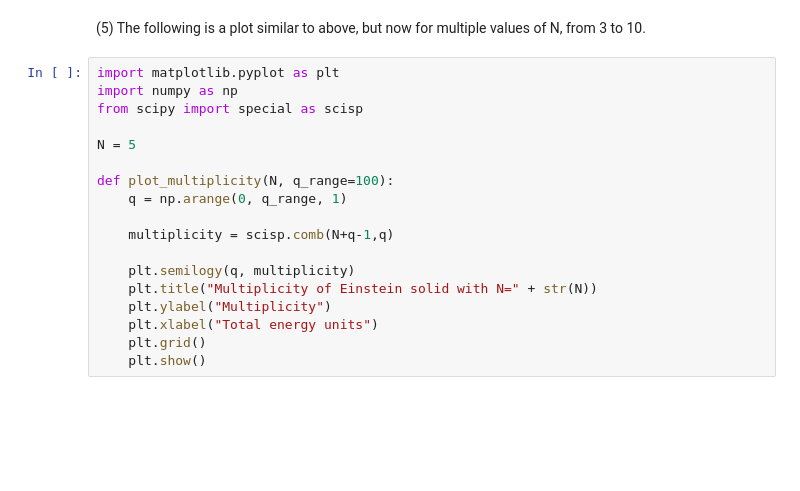
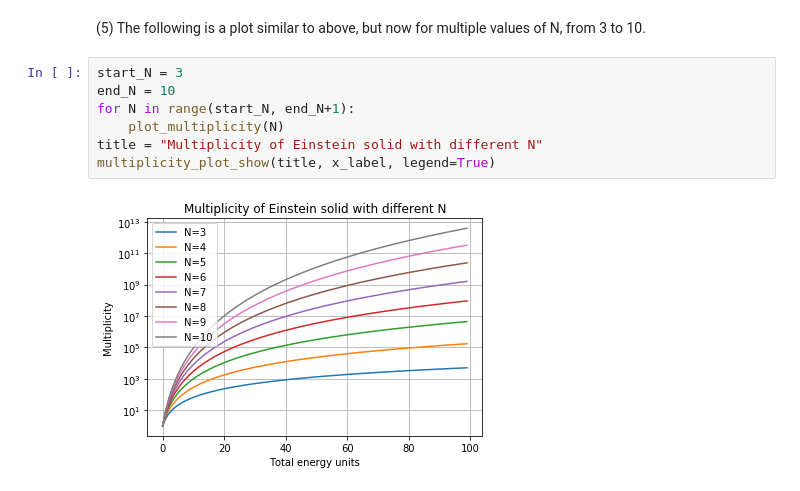
Before and after one commit to tmtenbrink/statfys, a Jupyter notebook: sf1.ipynb, the cells around one changed output. Cells and saved outputs as stored; diff of their text form; blank space fills up the shorter version.

```diff
--- a/sf1.ipynb
+++ b/sf1.ipynb
@@ -25,20 +35,11 @@ plot_multiplicity(N)
 # %% [markdown]
 (5) The following is a plot similar to above, but now for multiple values of N, from 3 to 10.
-# %%
-import matplotlib.pyplot as plt
-import numpy as np
-from scipy import special as scisp
-
-N = 5
-
-def plot_multiplicity(N, q_range=100):
-    q = np.arange(0, q_range, 1)
-
-    multiplicity = scisp.comb(N+q-1,q)
-
-    plt.semilogy(q, multiplicity)
-    plt.title("Multiplicity of Einstein solid with N=" + str(N))
-    plt.ylabel("Multiplicity")
-    plt.xlabel("Total energy units")
-    plt.grid()
-    plt.show()
+# %%
+start_N = 3
+end_N = 10
+for N in range(start_N, end_N+1):
+    plot_multiplicity(N)
+title = "Multiplicity of Einstein solid with different N"
+multiplicity_plot_show(title, x_label, legend=True)
+# %% [output]
+[figure, added]
```
Also changed, not shown: parts of 5 cells of this notebook, 2 other files.
